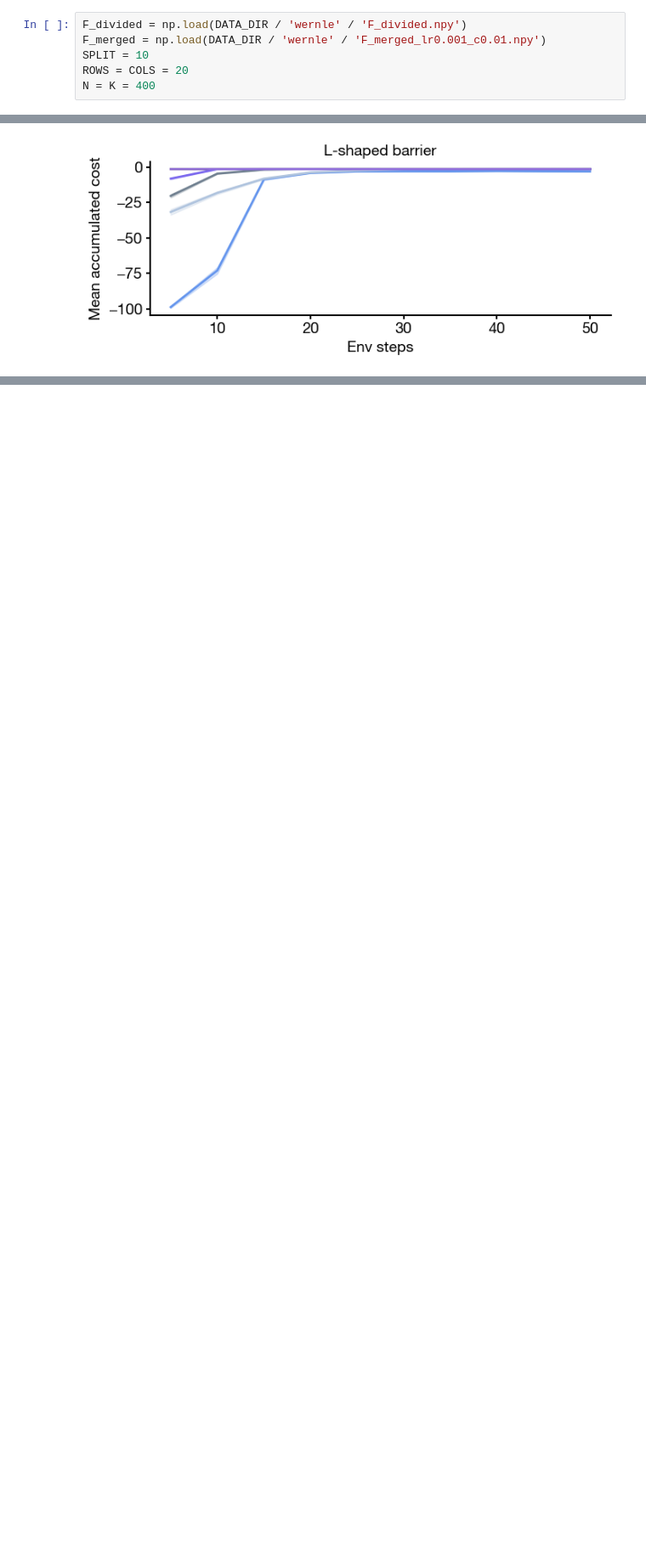
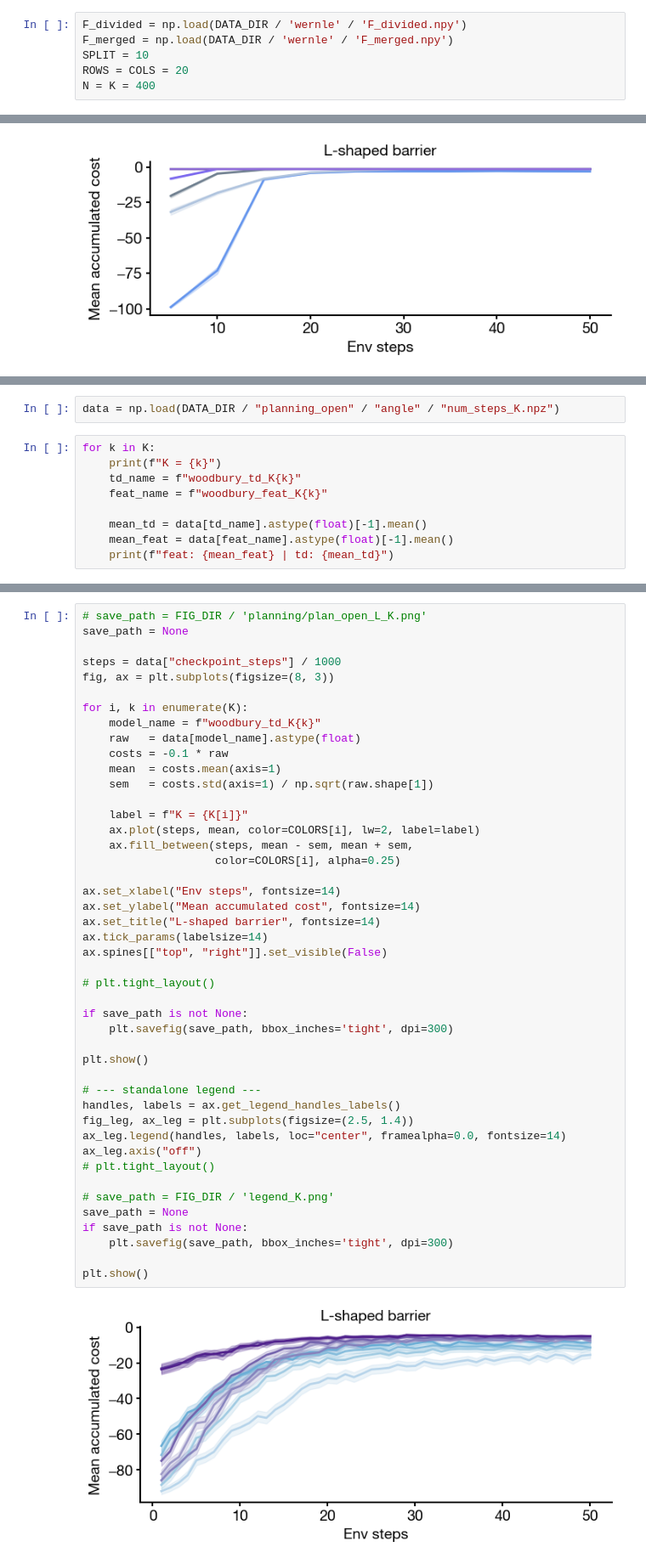
Before and after one commit to arminbazza/Default-Features, a Jupyter notebook: src/make_figs.ipynb, the cells around one changed output, grey strips where cells are left out. Shown at 85% size. Drawn from its saved outputs; the diff is of its cells as text; blank space fills up the shorter version.

```diff
--- a/src/make_figs.ipynb
+++ b/src/make_figs.ipynb
@@ -675,7 +675,7 @@ plt.show()
 # Wernle
 # %%
 F_divided = np.load(DATA_DIR / 'wernle' / 'F_divided.npy')
-F_merged = np.load(DATA_DIR / 'wernle' / 'F_merged_lr0.001_c0.01.npy')
+F_merged = np.load(DATA_DIR / 'wernle' / 'F_merged.npy')
 SPLIT = 10
 ROWS = COLS = 20
 N = K = 400
@@ -898,0 +918,11 @@ dyna_q_k50 14.4
+# %%
+data = np.load(DATA_DIR / "planning_open" / "angle" / "num_steps_K.npz")
+# %%
+for k in K:
+    print(f"K = {k}")
+    td_name = f"woodbury_td_K{k}"
+    feat_name = f"woodbury_feat_K{k}"
+
+    mean_td = data[td_name].astype(float)[-1].mean()
+    mean_feat = data[feat_name].astype(float)[-1].mean()
+    print(f"feat: {mean_feat} | td: {mean_td}")
@@ -898,0 +948,47 @@ dyna_q_k50 14.4
+# %%
+# save_path = FIG_DIR / 'planning/plan_open_L_K.png'
+save_path = None
+
+steps = data["checkpoint_steps"] / 1000
+fig, ax = plt.subplots(figsize=(8, 3))
+
+for i, k in enumerate(K):
+    model_name = f"woodbury_td_K{k}"
+    raw   = data[model_name].astype(float)
+    costs = -0.1 * raw
+    mean  = costs.mean(axis=1)
+    sem   = costs.std(axis=1) / np.sqrt(raw.shape[1])
+
+    label = f"K = {K[i]}"
+    ax.plot(steps, mean, color=COLORS[i], lw=2, label=label)
+    ax.fill_between(steps, mean - sem, mean + sem,
+                    color=COLORS[i], alpha=0.25)
+
+ax.set_xlabel("Env steps", fontsize=14)
+ax.set_ylabel("Mean accumulated cost", fontsize=14)
+ax.set_title("L-shaped barrier", fontsize=14)
+ax.tick_params(labelsize=14)
+ax.spines[["top", "right"]].set_visible(False)
+
+# plt.tight_layout()
+
+if save_path is not None:
+    plt.savefig(save_path, bbox_inches='tight', dpi=300)
+
+plt.show()
+
+# --- standalone legend ---
+handles, labels = ax.get_legend_handles_labels()
+fig_leg, ax_leg = plt.subplots(figsize=(2.5, 1.4))
+ax_leg.legend(handles, labels, loc="center", framealpha=0.0, fontsize=14)
+ax_leg.axis("off")
+# plt.tight_layout()
+
+# save_path = FIG_DIR / 'legend_K.png'
+save_path = None
+if save_path is not None:
+    plt.savefig(save_path, bbox_inches='tight', dpi=300)
+
+plt.show()
+# %% [output]
+[figure, added]
```
Also changed, not shown: parts of 9 cells of this notebook.
